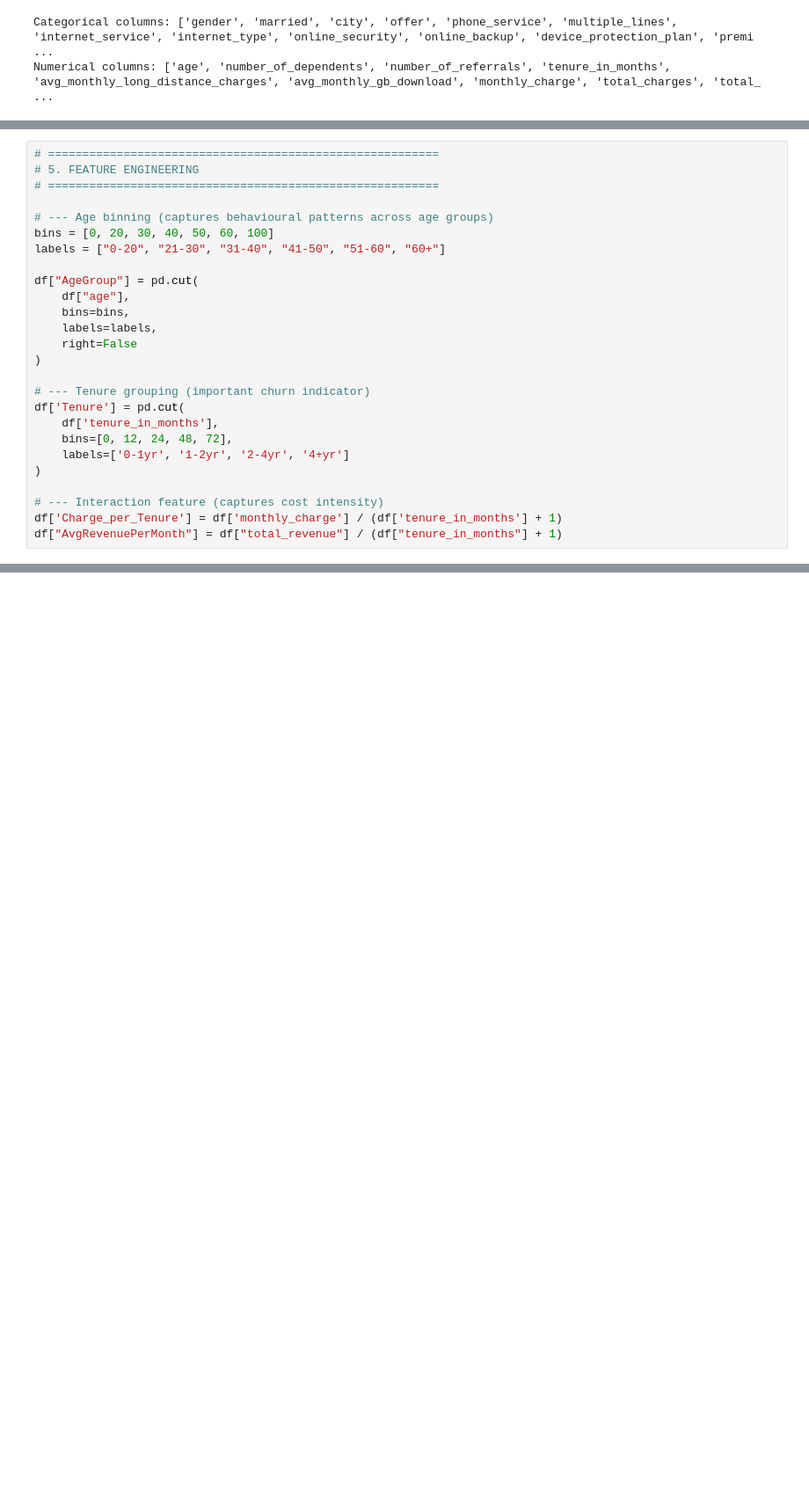
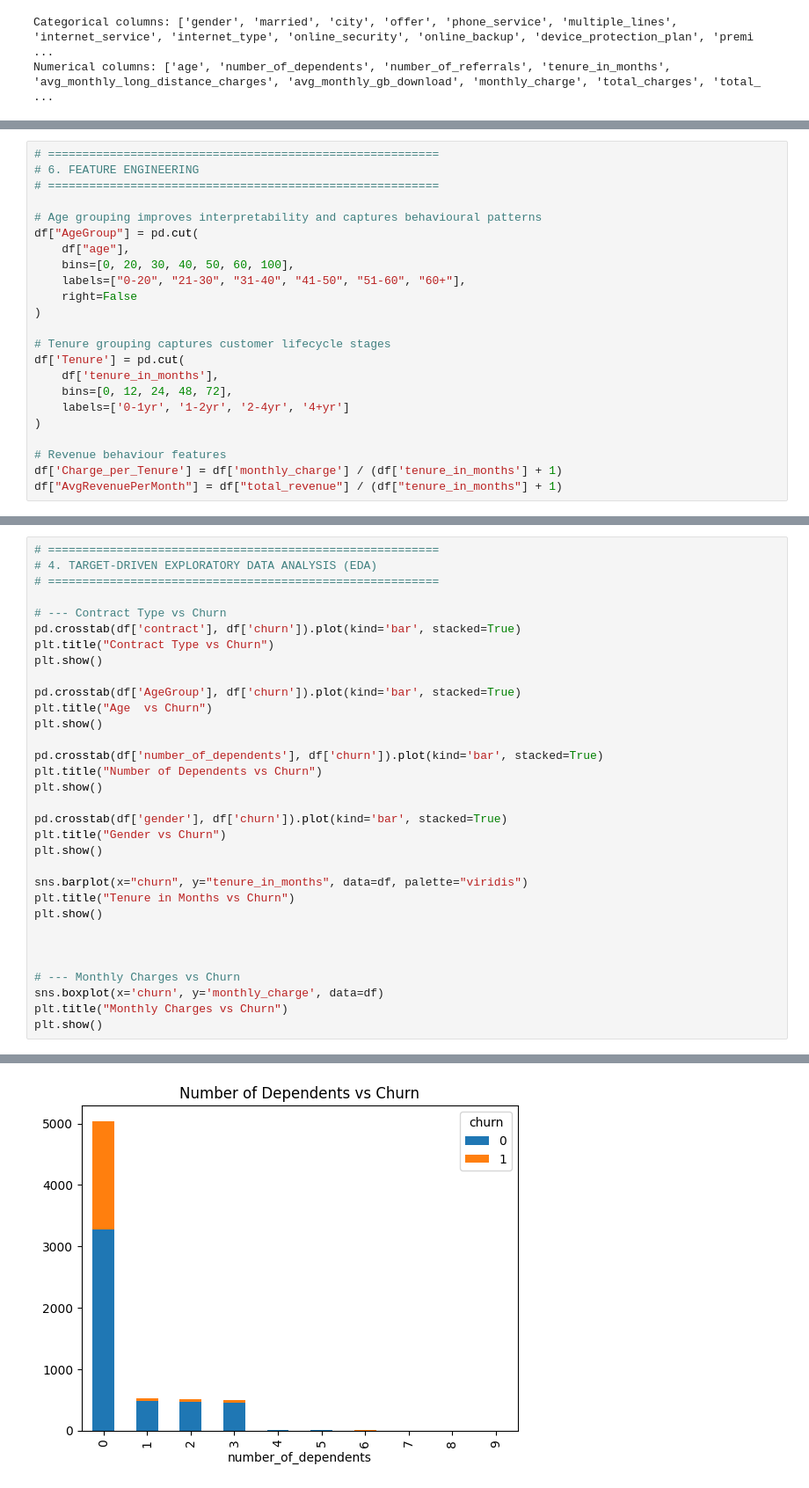
Before and after one commit to chunonso/CHURNGUARD, a Jupyter notebook: ChurnGuard/churn.ipynb, the cells around one changed output, grey strips where cells are left out. Shown at 88% size. Cells and saved outputs as stored; diff of their text form; blank space fills up the shorter version.

```diff
--- a/ChurnGuard/churn.ipynb
+++ b/ChurnGuard/churn.ipynb
@@ -327,26 +292,23 @@ plt.show()
 # %%
 # =========================================================
-# 5. FEATURE ENGINEERING
+# 6. FEATURE ENGINEERING
 # =========================================================
 
-# --- Age binning (captures behavioural patterns across age groups)
-bins = [0, 20, 30, 40, 50, 60, 100]
-labels = ["0-20", "21-30", "31-40", "41-50", "51-60", "60+"]
-
+# Age grouping improves interpretability and captures behavioural patterns
 df["AgeGroup"] = pd.cut(
     df["age"],
-    bins=bins,
-    labels=labels,
+    bins=[0, 20, 30, 40, 50, 60, 100],
+    labels=["0-20", "21-30", "31-40", "41-50", "51-60", "60+"],
     right=False
 )
 
-# --- Tenure grouping (important churn indicator)
+# Tenure grouping captures customer lifecycle stages
 df['Tenure'] = pd.cut(
     df['tenure_in_months'],
     bins=[0, 12, 24, 48, 72],
     labels=['0-1yr', '1-2yr', '2-4yr', '4+yr']
 )
 
-# --- Interaction feature (captures cost intensity)
+# Revenue behaviour features
 df['Charge_per_Tenure'] = df['monthly_charge'] / (df['tenure_in_months'] + 1)
 df["AvgRevenuePerMonth"] = df["total_revenue"] / (df["tenure_in_months"] + 1)
@@ -367,0 +315,33 @@ Index(['gender', 'age', 'married', 'number_of_dependents', 'city',
+# %%
+# =========================================================
+# 4. TARGET-DRIVEN EXPLORATORY DATA ANALYSIS (EDA)
+# =========================================================
+
+# --- Contract Type vs Churn
+pd.crosstab(df['contract'], df['churn']).plot(kind='bar', stacked=True)
+plt.title("Contract Type vs Churn")
+plt.show()
+
+pd.crosstab(df['AgeGroup'], df['churn']).plot(kind='bar', stacked=True)
+plt.title("Age  vs Churn")
+plt.show()
+
+pd.crosstab(df['number_of_dependents'], df['churn']).plot(kind='bar', stacked=True)
+plt.title("Number of Dependents vs Churn")
+plt.show()
+
+pd.crosstab(df['gender'], df['churn']).plot(kind='bar', stacked=True)
+plt.title("Gender vs Churn")
+plt.show()
+
+sns.barplot(x="churn", y="tenure_in_months", data=df, palette="viridis")
+plt.title("Tenure in Months vs Churn")
+plt.show()
+
+
+
+# --- Monthly Charges vs Churn
+sns.boxplot(x='churn', y='monthly_charge', data=df)
+plt.title("Monthly Charges vs Churn")
+plt.show()
+# %% [output]
@@ -367,0 +350 @@ Index(['gender', 'age', 'married', 'number_of_dependents', 'city',
+[figure, added]
```
Also changed, not shown: parts of 34 cells of this notebook.
